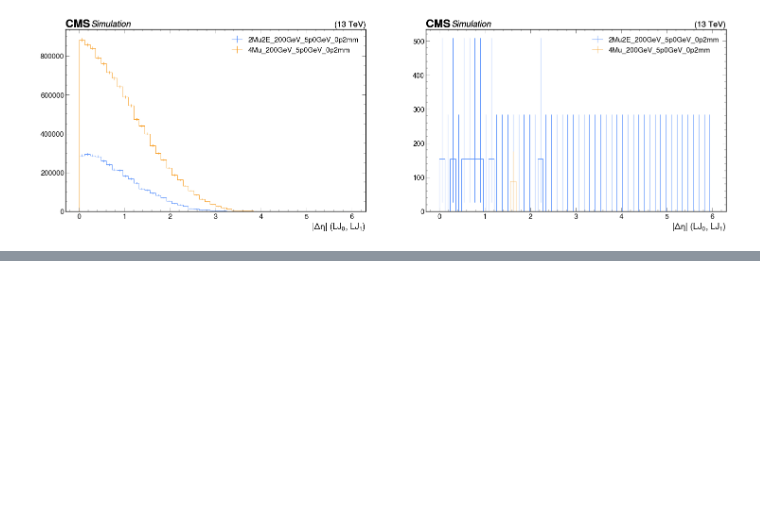
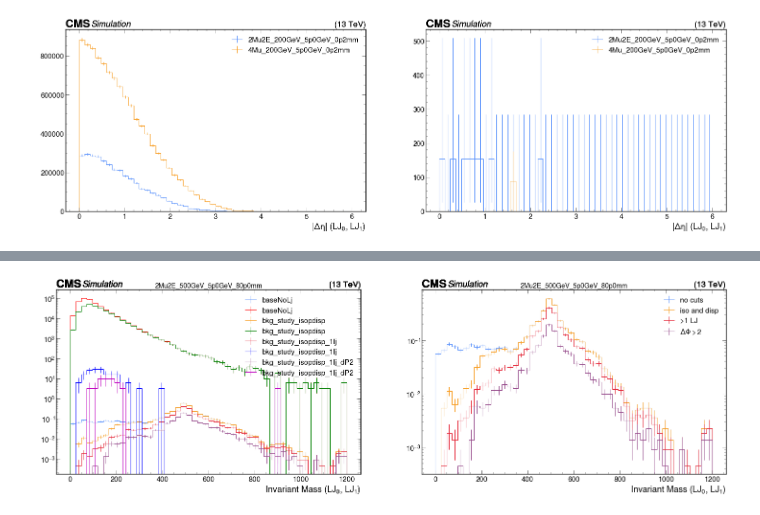
Before and after one commit to jsiado/SIDM, a Jupyter notebook: sidm/studies/muon_id/BKG_00.ipynb, the cells around one changed output, grey strips where cells are left out. Drawn from its saved outputs; the diff is of its cells as text; code cells hidden in the pictures; blank space fills up the shorter version.

```diff
--- a/sidm/studies/muon_id/BKG_00.ipynb
+++ b/sidm/studies/muon_id/BKG_00.ipynb
@@ -307,0 +610,79 @@ PV filter      21561.0          16.6          27.8
+# %%
+vr = "15" # Adding background
+
+mxx_2mu = ["2Mu2E_200GeV_5p0GeV_100p0mm", "2Mu2E_500GeV_5p0GeV_80p0mm", "2Mu2E_800GeV_5p0GeV_50p0mm","2Mu2E_1000GeV_5p0GeV_40p0mm",]# Mxx_5_300
+mzd_2mu = ["2Mu2E_500GeV_0p25GeV_4p0mm", "2Mu2E_500GeV_1p2GeV_19p0mm", "2Mu2E_500GeV_5p0GeV_80p0mm", ] # 500_Mzd_300
+lxy_2mu = ["2Mu2E_500GeV_1p2GeV_0p019mm", "2Mu2E_500GeV_1p2GeV_0p19mm", "2Mu2E_500GeV_1p2GeV_1p9mm", "2Mu2E_500GeV_1p2GeV_9p6mm", "2Mu2E_500GeV_1p2GeV_19p0mm"] # 500_1.2_Lxy
+
+mxx_4mu = [    "4Mu_200GeV_5p0GeV_200p0mm",    "4Mu_500GeV_5p0GeV_80p0mm",    "4Mu_800GeV_5p0GeV_50p0mm",    "4Mu_1000GeV_5p0GeV_40p0mm",]
+mzd_4mu = [    "4Mu_500GeV_0p25GeV_0p004mm",    "4Mu_500GeV_1p2GeV_19p0mm", "4Mu_500GeV_5p0GeV_80p0mm",]
+lxy_4mu = [    "4Mu_500GeV_1p2GeV_0p019mm",     "4Mu_500GeV_1p2GeV_0p19mm",    "4Mu_500GeV_1p2GeV_1p9mm",    "4Mu_500GeV_1p2GeV_9p6mm",    "4Mu_500GeV_1p2GeV_19p0mm",]
+
+bkgdyj = ["DYJetsToMuMu_M10to50",    "DYJetsToMuMu_M50",]
+bkgttj = ["TTJets"]
+bkgqcd = ["QCD_Pt15To20",    "QCD_Pt20To30",    "QCD_Pt30To50",    "QCD_Pt50To80",    "QCD_Pt80To120",]
+bkgocd = ["QCD_Pt120To170",    "QCD_Pt170To300",    "QCD_Pt300To470",    "QCD_Pt470To600",    "QCD_Pt600To800", "QCD_Pt1000",] # "QCD_Pt800To1000", # does not work
+
+#cuts to be applied (slections.yaml)
+channels = ["baseNoLj", "bkg_study_isopdisp", "bkg_study_isopdisp_1lj", "bkg_study_isopdisp_1lj_dP2", ]
+
+ch1 = channels[0]
+ch2 = channels[1]
+ch3 = channels[2]
+ch4 = channels[3]
+
+cha = [ch1, ch2, ch3, ch4]
+col = ["r", "g", "b", "m"]
+
+npl, fw, fh = 2, 18, 10
+n_scl = 200000
+
+# HistToPlot = ["lj_lj_invmass", "lj_lj_absdphi", "lj_lj_absdR", "lj_lj_absdeta"]
+HistToPlot = ["lj_lj_invmass"]
+
+# opening files
+output_2mu = coffea.util.load("outputs/BKG_sig2mu_" + vr + ".coffea")
+output_4mu = coffea.util.load("outputs/BKG_sig4mu_" + vr + ".coffea")
+output_dyj = coffea.util.load("outputs/BKG_bkgdyj_" + vr + ".coffea")
+output_ttj = coffea.util.load("outputs/BKG_bkgttj_" + vr + ".coffea")
+output_qcd = coffea.util.load("outputs/BKG_bkgqcd_" + vr + ".coffea")
+output_ocd = coffea.util.load("outputs/BKG_bkgocd_" + vr + ".coffea")
+
+# qcd = output_ocd + output_qcd
+# for thisHist in HistToPlot:
+#     plt.subplots(1, npl, figsize=(npl*fw, fh))
+
+#     plt.subplot(1, npl, 1)
+#     for sss in mxx_2mu:
+#         utilities.plot(output_2mu[sss]["hists"][thisHist][ch1, ::2j], label = sss, density=False,)
+#     plt.title("2mu2e")
+#     plt.legend(alignment="left", loc="upper right")
+
+#     plt.subplot(1, npl, 2)
+#     for sss in mxx_4mu:
+#         utilities.plot(output_4mu[sss]["hists"][thisHist][ch1, ::2j], label = sss, density=False,)
+#     plt.title("4mu")
+#     plt.legend(alignment="left", loc="upper right")
+
+for thisHist in HistToPlot:
+    plt.subplots(1, npl, figsize=(npl*fw, fh))
+
+    fig, axes = plt.subplots(1, 2, figsize=(15, 6))
+    plt.subplot(1, npl, 1)
+    for i, ch in enumerate(cha):
+        utilities.plot(output_2mu[mxx_2mu[1]]["hists"][thisHist][ch, ::2j], label = ch, density=False,)
+        utilities.plot(output_ttj[bkgttj[0]]["hists"][thisHist][ch, ::2j] , label = ch, density=False,color= col[i] )
+    plt.legend(alignment="left", loc="upper right")
+    plt.title(mxx_2mu[1], fontsize=20)
+    plt.yscale("log")
+
+    plt.subplot(1, npl, 2)
+    utilities.plot(output_2mu[mxx_2mu[1]]["hists"][thisHist][ch1, ::2j], label = "no cuts", density=False,)
+    utilities.plot(output_2mu[mxx_2mu[1]]["hists"][thisHist][ch2, ::2j], label = "iso and disp", density=False,)
+    utilities.plot(output_2mu[mxx_2mu[1]]["hists"][thisHist][ch3, ::2j], label = ">1 LJ ", density=False,)
+    utilities.plot(output_2mu[mxx_2mu[1]]["hists"][thisHist][ch4, ::2j], label = f"$\Delta \Phi >2$ ", density=False,)
+    plt.legend(alignment="left", loc="upper right")
+    plt.title(mxx_2mu[1], fontsize=20)
+    plt.yscale("log")
+# %% [output]
+[figure, added]
```
Also changed, not shown: parts of 12 cells of this notebook, 7 other files.
